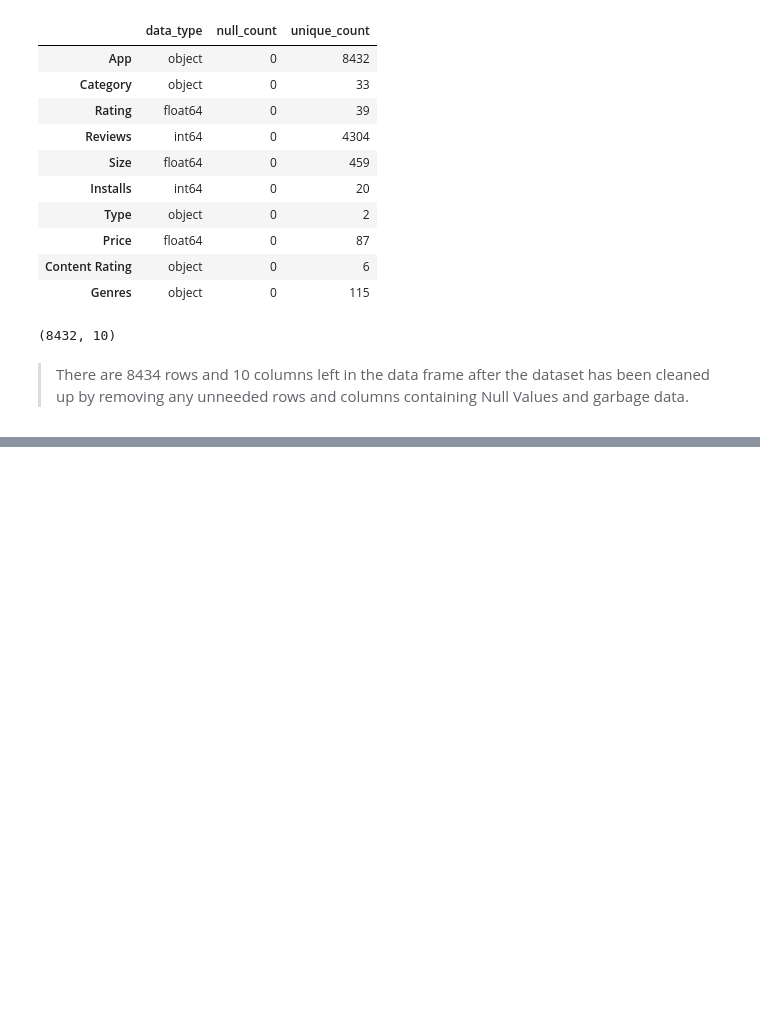
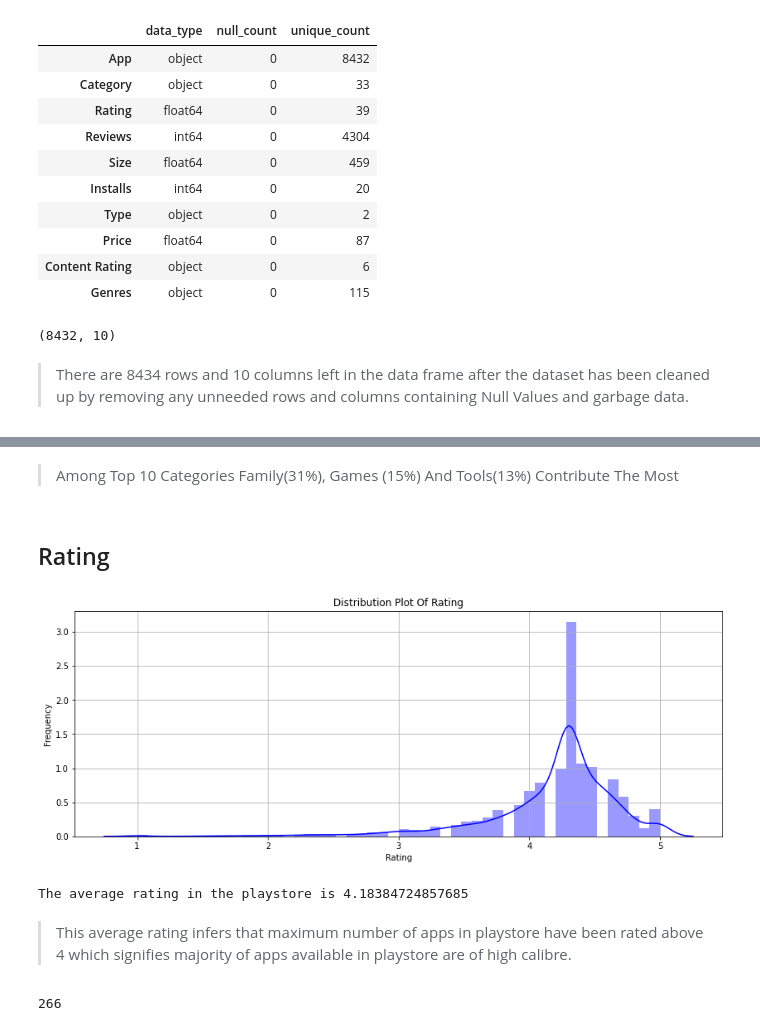
Before and after one commit to mdnawabali/Play-Store-App-Review, a Jupyter notebook: Play_Store_App_Review_Analysis_Capstone_Project.ipynb, the cells around one changed output, grey strips where cells are left out. Cells and saved outputs as stored; diff of their text form; code cells hidden in the pictures; blank space fills up the shorter version.

```diff
--- a/Play_Store_App_Review_Analysis_Capstone_Project.ipynb
+++ b/Play_Store_App_Review_Analysis_Capstone_Project.ipynb
@@ -375,0 +441,32 @@ play_store_df.shape
+# %% [markdown]
+
+
+> Among Top 10 Categories Family(31%), Games (15%) And Tools(13%) Contribute The Most
+# %% [markdown]
+## Rating
+# %%
+# ploting distribution graph for Rating
+plt.figure(figsize=(14,5))
+sns.distplot(play_store_df['Rating'],color = 'blue')
+plt.grid()
+plt.xlabel("Rating")
+plt.ylabel("Frequency")
+plt.title('Distribution Plot Of Rating')
+plt.show()
+# %% [output]
+[figure, added]
+# %%
+#calculating the average rating
+print('The average rating in the playstore is',play_store_df['Rating'].mean())
+# %% [output]
+The average rating in the playstore is 4.18384724857685
+# %% [markdown]
+
+
+> This average rating infers that maximum number of apps in playstore have been rated above 4 which signifies majority of apps available in playstore are of high calibre.
+# %%
+#App's With 5 Star Rating
+five_star_rating_apps=play_store_df[play_store_df['Rating']==5]
+five_star_rating_apps['App'].nunique()
+# %% [output]
+266
```
Also changed, not shown: parts of 76 cells of this notebook.
